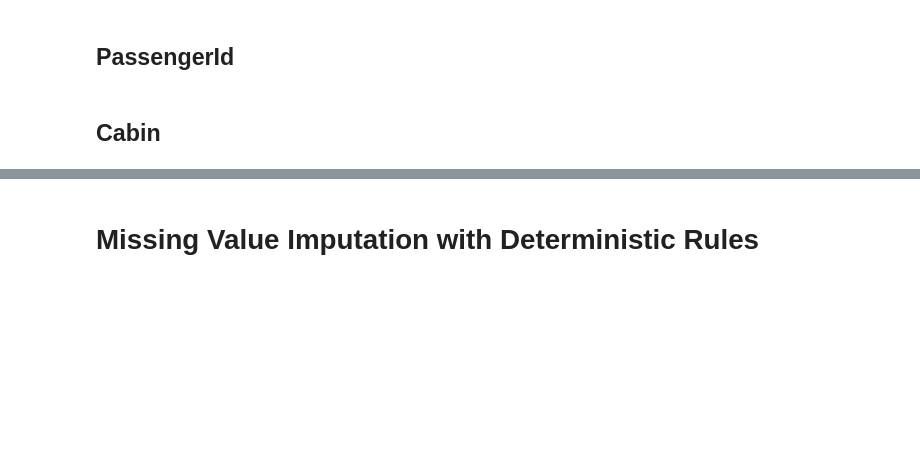
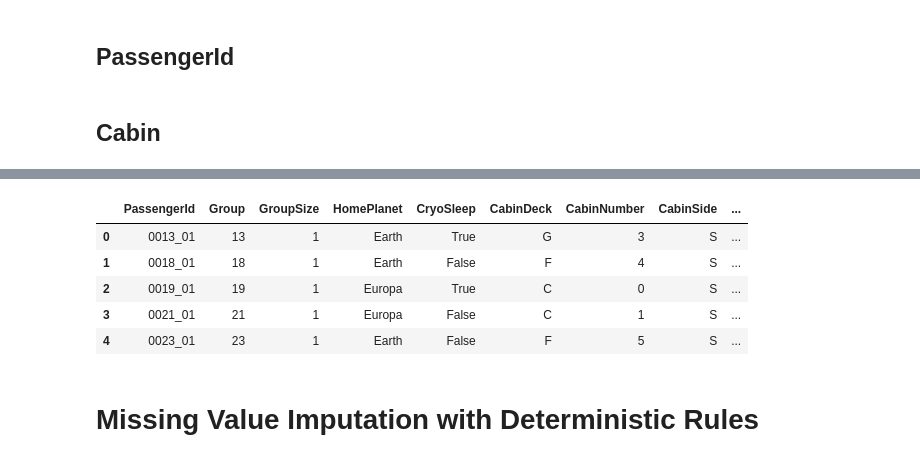
Before and after one commit to KevinNourian/Titanic, a Jupyter notebook: Notebooks/Titanic 1.0.1.ipynb, the cells around one changed output, grey strips where cells are left out. Drawn from its saved outputs; the diff is of its cells as text; code cells hidden in the pictures; blank space fills up the shorter version.

```diff
--- a/Notebooks/Titanic 1.0.1.ipynb
+++ b/Notebooks/Titanic 1.0.1.ipynb
@@ -278,3 +307,12 @@ test.insert(2, 'GroupSize', column)
+# %%
+test.head()
+# %% [output]
+|  | PassengerId | Group | GroupSize | HomePlanet | CryoSleep | CabinDeck | CabinNumber | CabinSide | ... |
+| 0 | 0013_01 | 13 | 1 | Earth | True | G | 3 | S | ... |
+| 1 | 0018_01 | 18 | 1 | Earth | False | F | 4 | S | ... |
+| 2 | 0019_01 | 19 | 1 | Europa | True | C | 0 | S | ... |
+| 3 | 0021_01 | 21 | 1 | Europa | False | C | 1 | S | ... |
+| 4 | 0023_01 | 23 | 1 | Earth | False | F | 5 | S | ... |
 # %% [markdown]
 # **Missing Value Imputation with Deterministic Rules**
 # %% [markdown]
```
Also changed, not shown: parts of 6 cells of this notebook.
